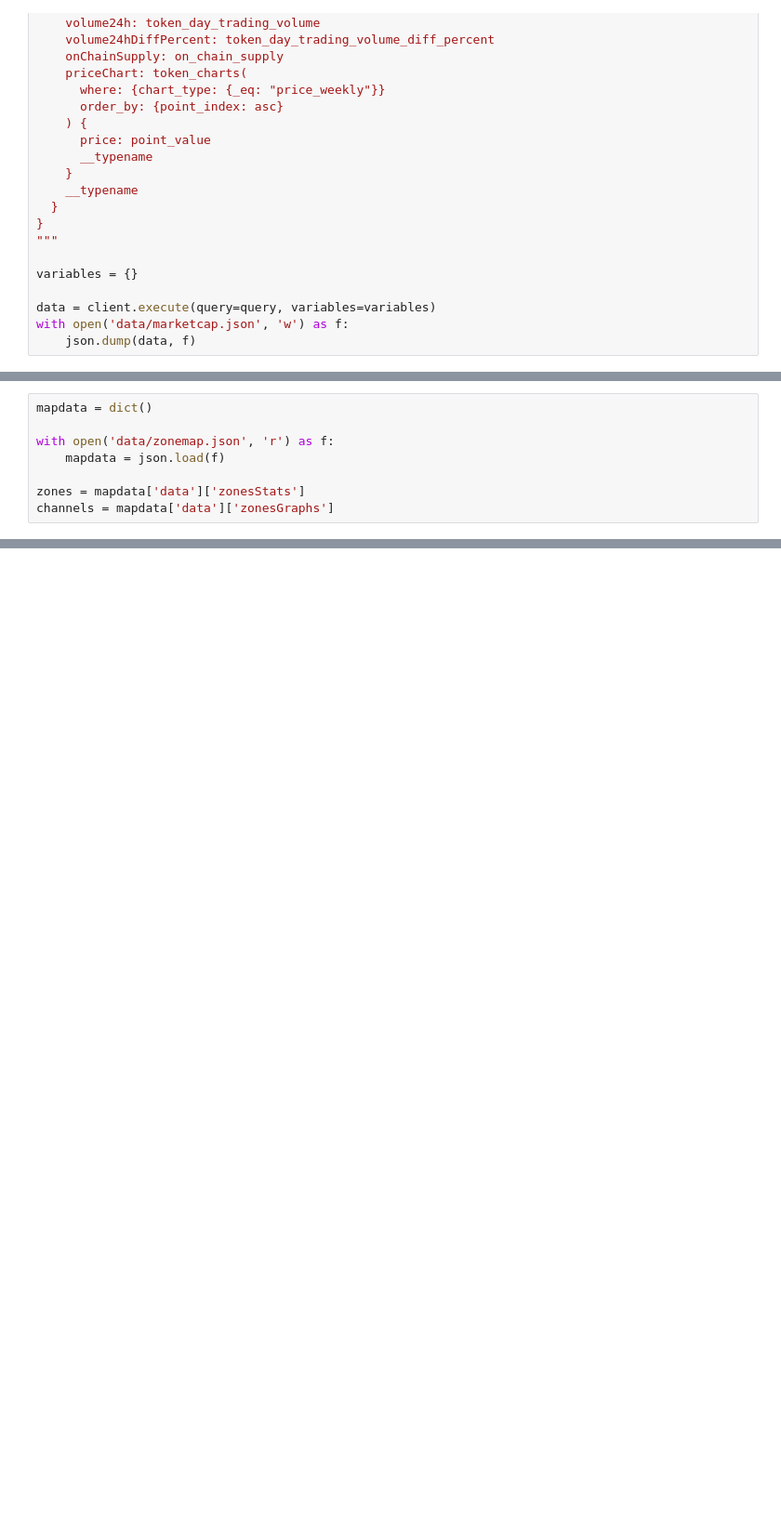
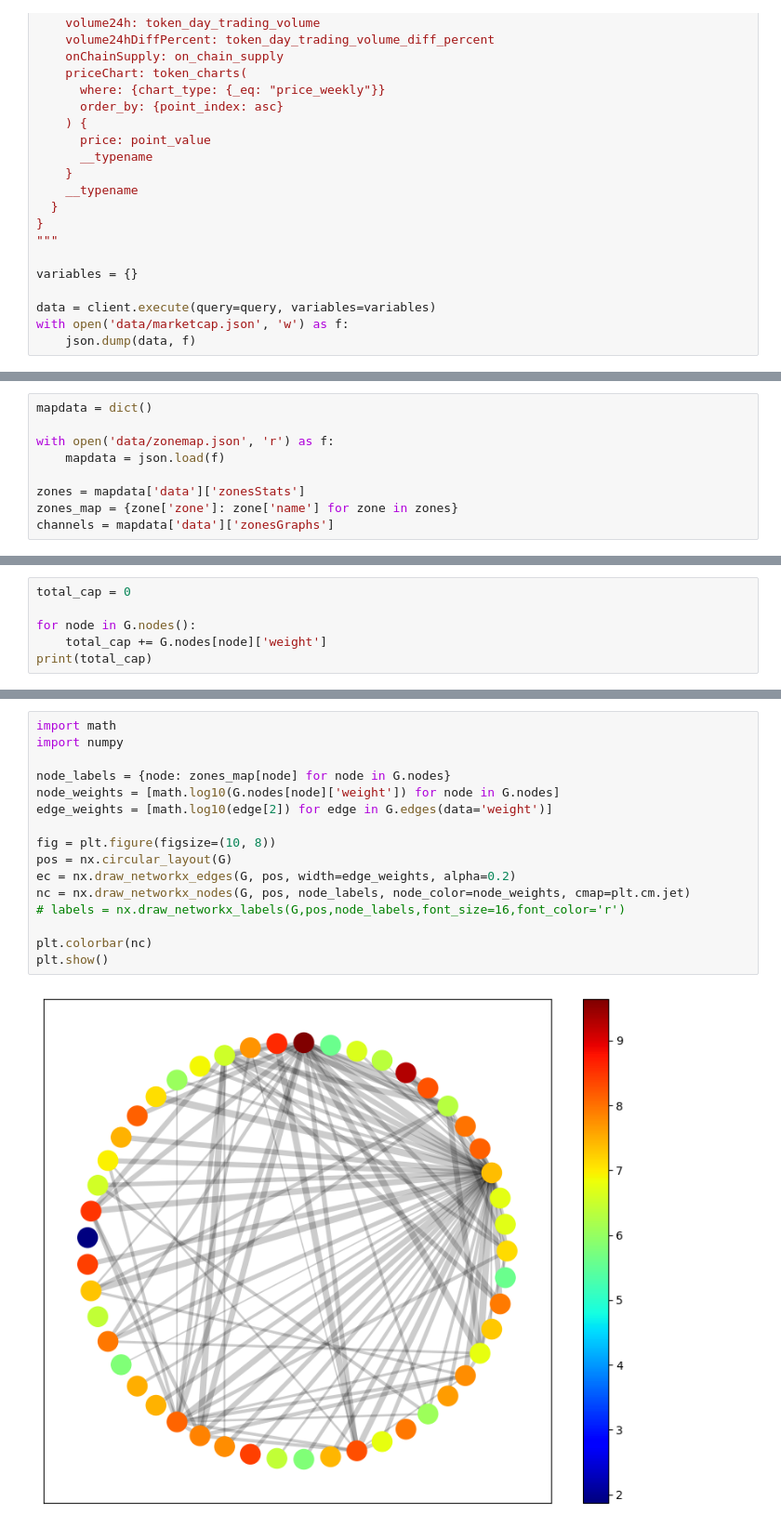
Before and after one commit to babylonchain/mapofzones-crawler, a Jupyter notebook: main.ipynb, the cells around one changed output, grey strips where cells are left out. Shown: that part at 93% size. Drawn from its saved outputs; the diff is of its cells as text; blank space fills up the shorter version.

Commit message:
data of peers

```diff
--- a/main.ipynb
+++ b/main.ipynb
@@ -110,4 +109,5 @@ with open('data/zonemap.json', 'r') as f:
     mapdata = json.load(f)
 
 zones = mapdata['data']['zonesStats']
+zones_map = {zone['zone']: zone['name'] for zone in zones}
 channels = mapdata['data']['zonesGraphs']
@@ -171,0 +211,6 @@ nx.max_weight_clique(G)
+# %%
+total_cap = 0
+
+for node in G.nodes():
+    total_cap += G.nodes[node]['weight']
+print(total_cap)
@@ -171,0 +256,18 @@ nx.max_weight_clique(G)
+# %%
+import math
+import numpy
+
+node_labels = {node: zones_map[node] for node in G.nodes}
+node_weights = [math.log10(G.nodes[node]['weight']) for node in G.nodes]
+edge_weights = [math.log10(edge[2]) for edge in G.edges(data='weight')]
+
+fig = plt.figure(figsize=(10, 8))
+pos = nx.circular_layout(G)
+ec = nx.draw_networkx_edges(G, pos, width=edge_weights, alpha=0.2)
+nc = nx.draw_networkx_nodes(G, pos, node_labels, node_color=node_weights, cmap=plt.cm.jet)
+# labels = nx.draw_networkx_labels(G,pos,node_labels,font_size=16,font_color='r')
+
+plt.colorbar(nc)
+plt.show()
+# %% [output]
+[figure, added]
```
Also changed, not shown: parts of 6 cells of this notebook, 56 other files.
